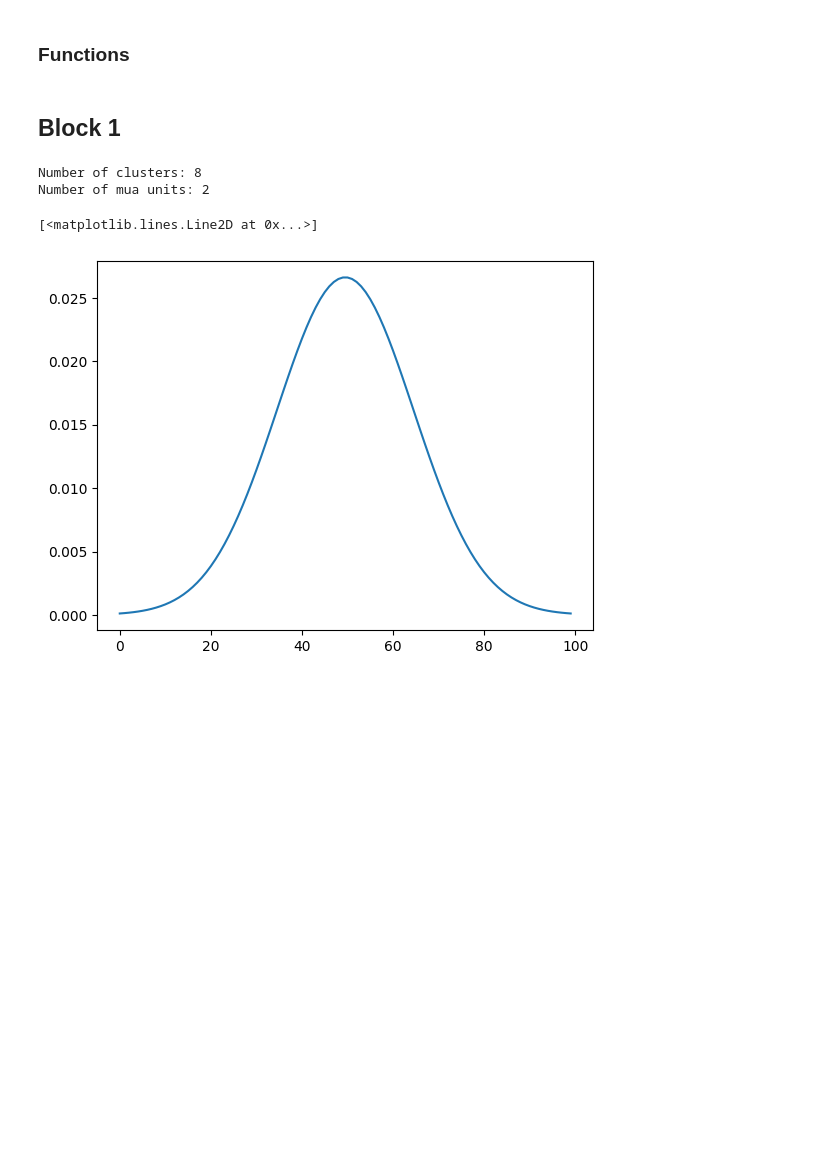
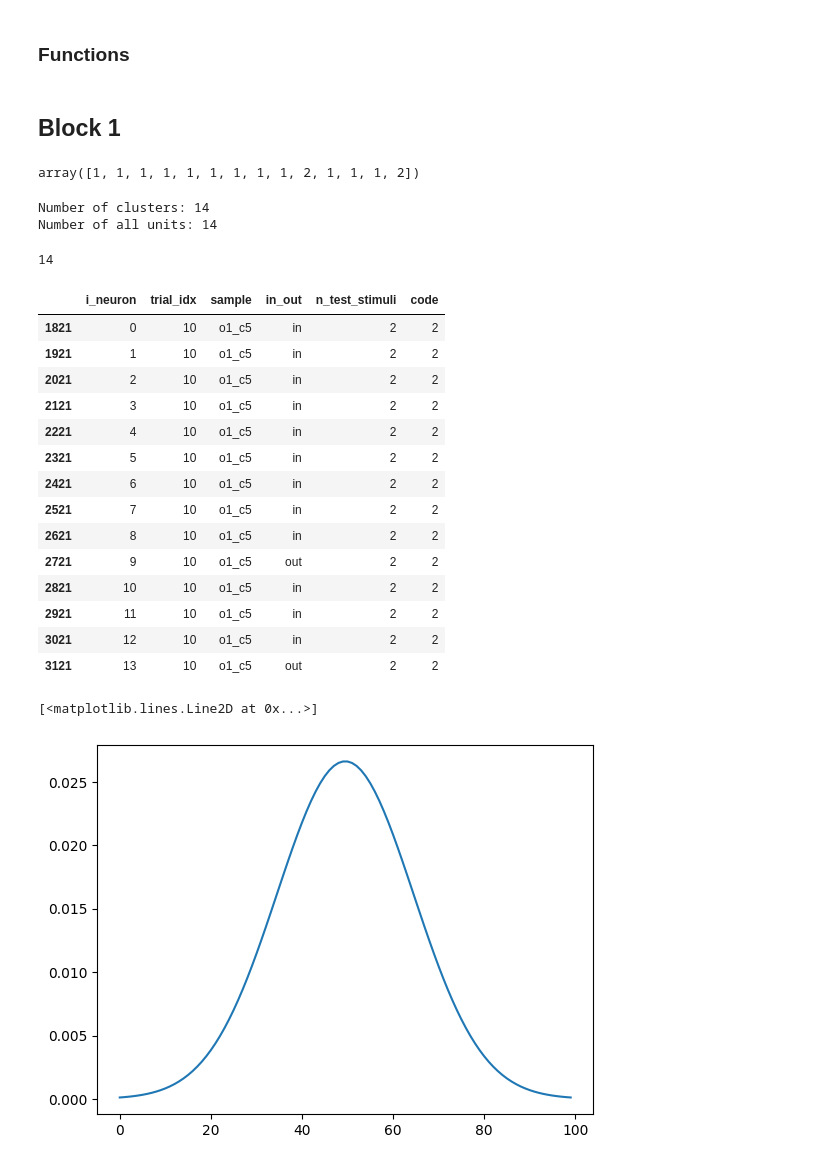
Before and after one commit to Ibos-lab/EphysVibe, a Jupyter notebook: examples/plot_sp_block1.ipynb, the cells around one changed output. Drawn from its saved outputs; the diff is of its cells as text; code cells hidden in the pictures; blank space fills up the shorter version.

```diff
--- a/examples/plot_sp_block1.ipynb
+++ b/examples/plot_sp_block1.ipynb
@@ -20,5 +20,9 @@ filepath = "/envau/work/invibe/USERS/IBOS/data/Riesling/TSCM/OpenEphys/session_s
 s_path = os.path.normpath(filepath).split(os.sep)
 data = TrialsData.from_python_hdf5(filepath)
+# %%
+data.neuron_cond
+# %% [output]
+array([1, 1, 1, 1, 1, 1, 1, 1, 1, 2, 1, 1, 1, 2])
 # %%
 # Select trials and create task frame
 trial_idx = np.where(np.logical_and(data.trial_error == 0, data.block == 1))[0]
@@ -26,15 +30,38 @@ task = def_task.create_task_frame(
     condition=data.condition[trial_idx],
     test_stimuli=data.test_stimuli[trial_idx],
     samples_cond=task_constants.SAMPLES_COND,
+    neuron_cond = data.neuron_cond,
 )
 
-cgroup = "mua"
-neurons = np.where(data.clustersgroup == cgroup)[0]
+cgroup = "all"
+neurons = np.where(data.clustersgroup != cgroup)[0]
 print("Number of clusters: %d" % len(data.clustersgroup))
 print("Number of %s units: %d" % (cgroup, len(neurons)))
 # %% [output]
-Number of clusters: 8
-Number of mua units: 2
+Number of clusters: 14
+Number of all units: 14
+# %%
+len(data.neuron_cond)
+# %% [output]
+14
+# %%
+task[task['trial_idx']==10]
+# %% [output]
+|  | i_neuron | trial_idx | sample | in_out | n_test_stimuli | code |
+| 1821 | 0 | 10 | o1_c5 | in | 2 | 2 |
+| 1921 | 1 | 10 | o1_c5 | in | 2 | 2 |
+| 2021 | 2 | 10 | o1_c5 | in | 2 | 2 |
+| 2121 | 3 | 10 | o1_c5 | in | 2 | 2 |
+| 2221 | 4 | 10 | o1_c5 | in | 2 | 2 |
+| 2321 | 5 | 10 | o1_c5 | in | 2 | 2 |
+| 2421 | 6 | 10 | o1_c5 | in | 2 | 2 |
+| 2521 | 7 | 10 | o1_c5 | in | 2 | 2 |
+| 2621 | 8 | 10 | o1_c5 | in | 2 | 2 |
+| 2721 | 9 | 10 | o1_c5 | out | 2 | 2 |
+| 2821 | 10 | 10 | o1_c5 | in | 2 | 2 |
+| 2921 | 11 | 10 | o1_c5 | in | 2 | 2 |
+| 3021 | 12 | 10 | o1_c5 | in | 2 | 2 |
+| 3121 | 13 | 10 | o1_c5 | out | 2 | 2 |
 # %%
 # define kernel for convolution
 fs_ds = config.FS / config.DOWNSAMPLE
```
Also changed, not shown: parts of 4 cells of this notebook, 1 other file.
